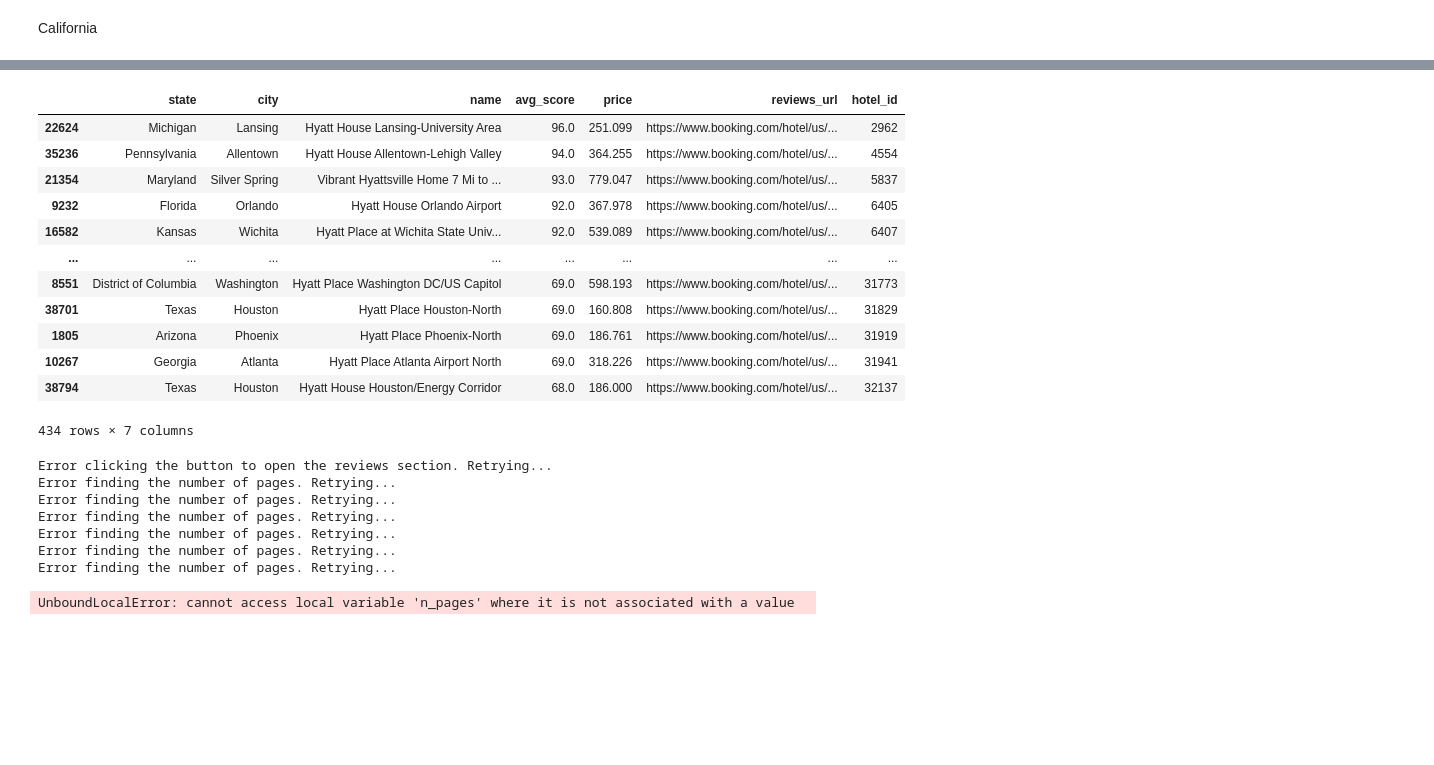
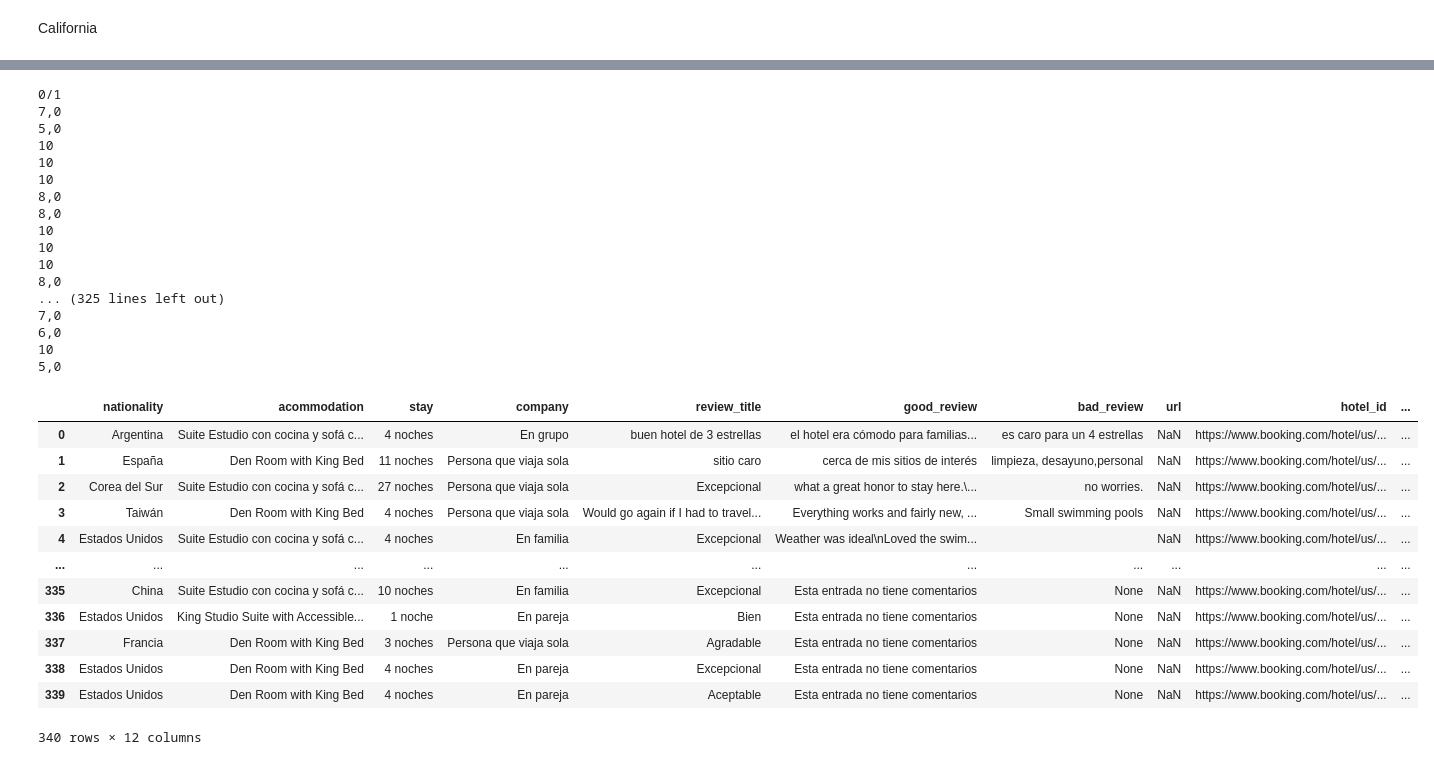
Before and after one commit to LeonardoCostaH/PF_DS_YELP, a Jupyter notebook: scrapping/04_hotels_reviews.ipynb, the cells around one changed output, grey strips where cells are left out. Saved outputs shown, nothing was run; the diff lists cells and outputs as text; code cells hidden in the pictures; blank space fills up the shorter version.

```diff
--- a/scrapping/04_hotels_reviews.ipynb
+++ b/scrapping/04_hotels_reviews.ipynb
@@ -19,28 +213,34 @@ clients_hotels.shape[0]
-# %%
-clients_hotels
-# %% [output]
-|  | state | city | name | avg_score | price | reviews_url | hotel_id |
-| 22624 | Michigan | Lansing | Hyatt House Lansing-University Area | 96.0 | 251.099 | https://www.booking.com/hotel/us/... | 2962 |
-| 35236 | Pennsylvania | Allentown | Hyatt House Allentown-Lehigh Valley | 94.0 | 364.255 | https://www.booking.com/hotel/us/... | 4554 |
-| 21354 | Maryland | Silver Spring | Vibrant Hyattsville Home 7 Mi to ... | 93.0 | 779.047 | https://www.booking.com/hotel/us/... | 5837 |
-| 9232 | Florida | Orlando | Hyatt House Orlando Airport | 92.0 | 367.978 | https://www.booking.com/hotel/us/... | 6405 |
-| 16582 | Kansas | Wichita | Hyatt Place at Wichita State Univ... | 92.0 | 539.089 | https://www.booking.com/hotel/us/... | 6407 |
-| ... | ... | ... | ... | ... | ... | ... | ... |
-| 8551 | District of Columbia | Washington | Hyatt Place Washington DC/US Capitol | 69.0 | 598.193 | https://www.booking.com/hotel/us/... | 31773 |
-| 38701 | Texas | Houston | Hyatt Place Houston-North | 69.0 | 160.808 | https://www.booking.com/hotel/us/... | 31829 |
-| 1805 | Arizona | Phoenix | Hyatt Place Phoenix-North | 69.0 | 186.761 | https://www.booking.com/hotel/us/... | 31919 |
-| 10267 | Georgia | Atlanta | Hyatt Place Atlanta Airport North | 69.0 | 318.226 | https://www.booking.com/hotel/us/... | 31941 |
-| 38794 | Texas | Houston | Hyatt House Houston/Energy Corridor | 68.0 | 186.000 | https://www.booking.com/hotel/us/... | 32137 |
-434 rows × 7 columns
 # %%
-reviews = scrapping.scrape_hotels_reviews(clients_hotels["hotel_id"].tolist(), clients_hotels["reviews_url"].tolist(), report=False, interfase=True)
+reviews = scrape_hotels_reviews(clients_hotels["reviews_url"].head(1).tolist(), report=False, interfase=True)
 reviews
 # %% [output]
-Error clicking the button to open the reviews section. Retrying...
-Error finding the number of pages. Retrying...
-Error finding the number of pages. Retrying...
-Error finding the number of pages. Retrying...
-Error finding the number of pages. Retrying...
-Error finding the number of pages. Retrying...
-Error finding the number of pages. Retrying...
+0/1
+7,0
+5,0
+10
+10
+10
+8,0
+8,0
+10
+10
+10
+8,0
+... (325 lines left out)
+7,0
+6,0
+10
+5,0
+|  | nationality | acommodation | stay | company | review_title | good_review | bad_review | url | hotel_id | ... |
+| 0 | Argentina | Suite Estudio con cocina y sofá c... | 4 noches | En grupo | buen hotel de 3 estrellas | el hotel era cómodo para familias... | es caro para un 4 estrellas | NaN | https://www.booking.com/hotel/us/... | ... |
+| 1 | España | Den Room with King Bed | 11 noches | Persona que viaja sola | sitio caro | cerca de mis sitios de interés | limpieza, desayuno,personal | NaN | https://www.booking.com/hotel/us/... | ... |
+| 2 | Corea del Sur | Suite Estudio con cocina y sofá c... | 27 noches | Persona que viaja sola | Excepcional | what a great honor to stay here.\... | no worries. | NaN | https://www.booking.com/hotel/us/... | ... |
+| 3 | Taiwán | Den Room with King Bed | 4 noches | Persona que viaja sola | Would go again if I had to travel... | Everything works and fairly new, ... | Small swimming pools | NaN | https://www.booking.com/hotel/us/... | ... |
+| 4 | Estados Unidos | Suite Estudio con cocina y sofá c... | 4 noches | En familia | Excepcional | Weather was ideal\nLoved the swim... |  | NaN | https://www.booking.com/hotel/us/... | ... |
+| ... | ... | ... | ... | ... | ... | ... | ... | ... | ... | ... |
+| 335 | China | Suite Estudio con cocina y sofá c... | 10 noches | En familia | Excepcional | Esta entrada no tiene comentarios | None | NaN | https://www.booking.com/hotel/us/... | ... |
+| 336 | Estados Unidos | King Studio Suite with Accessible... | 1 noche | En pareja | Bien | Esta entrada no tiene comentarios | None | NaN | https://www.booking.com/hotel/us/... | ... |
+| 337 | Francia | Den Room with King Bed | 3 noches | Persona que viaja sola | Agradable | Esta entrada no tiene comentarios | None | NaN | https://www.booking.com/hotel/us/... | ... |
+| 338 | Estados Unidos | Den Room with King Bed | 4 noches | En pareja | Excepcional | Esta entrada no tiene comentarios | None | NaN | https://www.booking.com/hotel/us/... | ... |
+| 339 | Estados Unidos | Den Room with King Bed | 4 noches | En pareja | Aceptable | Esta entrada no tiene comentarios | None | NaN | https://www.booking.com/hotel/us/... | ... |
-UnboundLocalError: cannot access local variable 'n_pages' where it is not associated with a value
+340 rows × 12 columns
```
Also changed, not shown: parts of 4 cells of this notebook, 10 other files.
